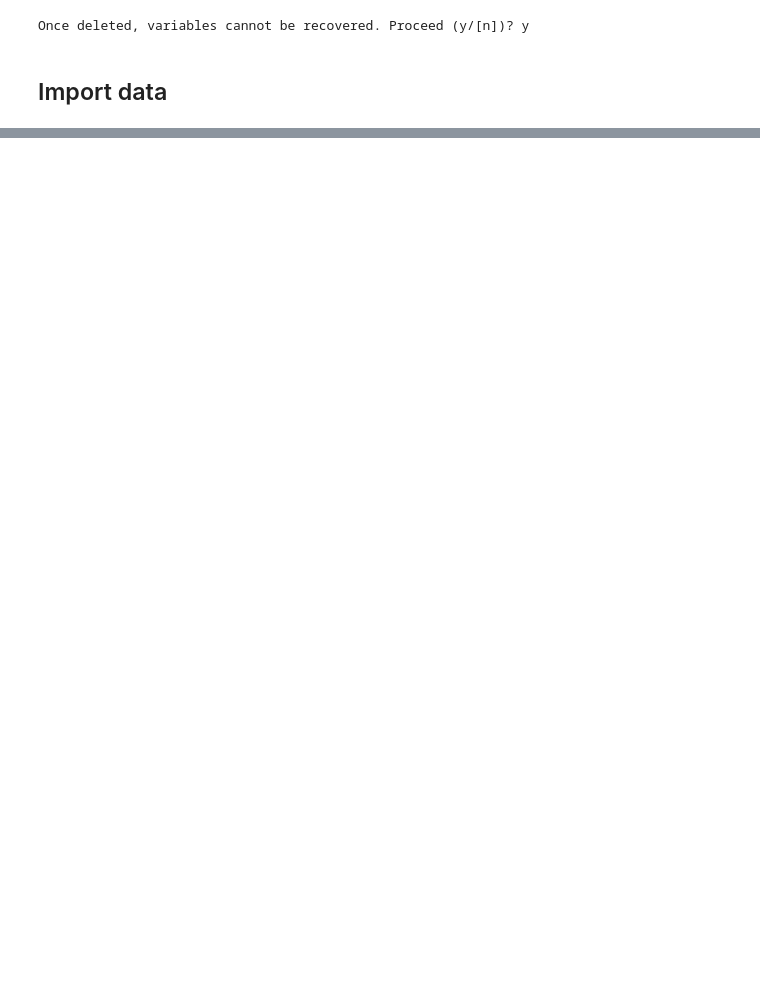
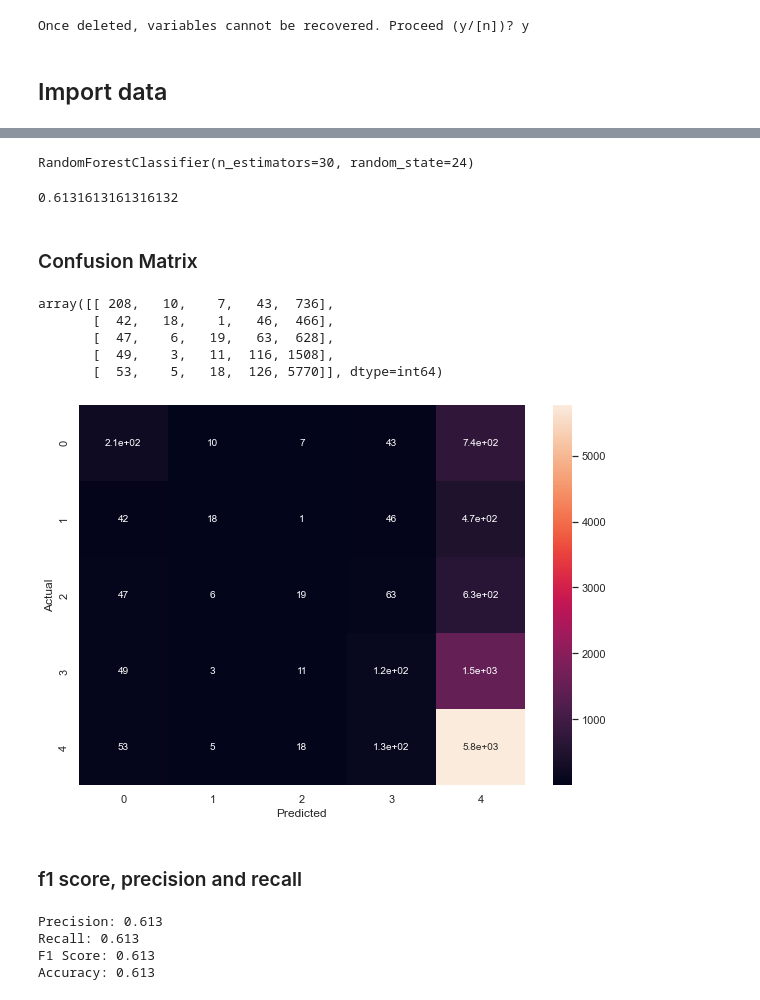
Before and after one commit to gkontogiannhs/Data-Mining, a Jupyter notebook: NLP.ipynb, the cells around one changed output, grey strips where cells are left out. Drawn from its saved outputs; the diff is of its cells as text; code cells hidden in the pictures; blank space fills up the shorter version.

```diff
--- a/NLP.ipynb
+++ b/NLP.ipynb
@@ -91,0 +163,47 @@ for i in range(len(clean_reviews)):
+# %%
+X_train, X_test, y_train, y_test = train_test_split(scaled_doc_vectors, doc_vectors['rating'], test_size=0.2)
+# %%
+randomForest = RandomForestClassifier(n_estimators=30, random_state=24)
+randomForest.fit(X_train, y_train)
+# %% [output]
+RandomForestClassifier(n_estimators=30, random_state=24)
+# %%
+randomForest.score(X_test, y_test)
+# %% [output]
+0.6131613161316132
+# %%
+y_pred = randomForest.predict(X_test)
+# %% [markdown]
+### Confusion Matrix
+# %%
+from sklearn.metrics import confusion_matrix
+cm = confusion_matrix(y_test, y_pred)
+cm
+# %% [output]
+array([[ 208,   10,    7,   43,  736],
+       [  42,   18,    1,   46,  466],
+       [  47,    6,   19,   63,  628],
+       [  49,    3,   11,  116, 1508],
+       [  53,    5,   18,  126, 5770]], dtype=int64)
+# %%
+%matplotlib inline
+plt.figure(figsize=(10,7))
+sns.heatmap(cm, annot=True)
+plt.xlabel('Predicted')
+plt.ylabel('Actual')
+plt.show()
+# %% [output]
+[figure, added]
+# %% [markdown]
+###  f1 score, precision and recall
+# %%
+from sklearn.metrics import precision_score, recall_score, f1_score, accuracy_score
+print('Precision: %.3f' % precision_score(y_test, y_pred, average='micro'))
+print('Recall: %.3f' % recall_score(y_test, y_pred, average='micro'))
+print('F1 Score: %.3f' % f1_score(y_test, y_pred, average='micro'))
+print('Accuracy: %.3f' % accuracy_score(y_test, y_pred))
+# %% [output]
+Precision: 0.613
+Recall: 0.613
+F1 Score: 0.613
+Accuracy: 0.613
```
Also changed, not shown: parts of 29 cells of this notebook, 1 other file.
